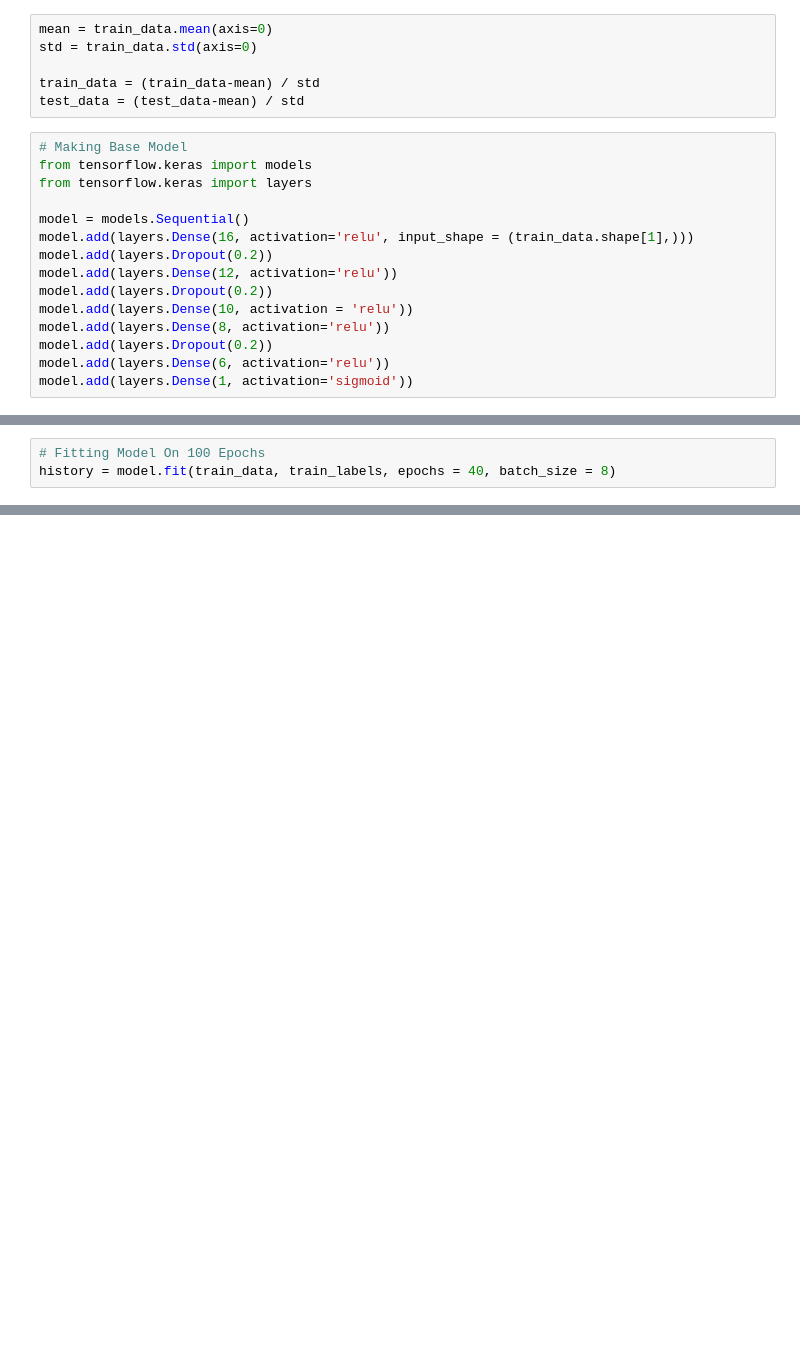
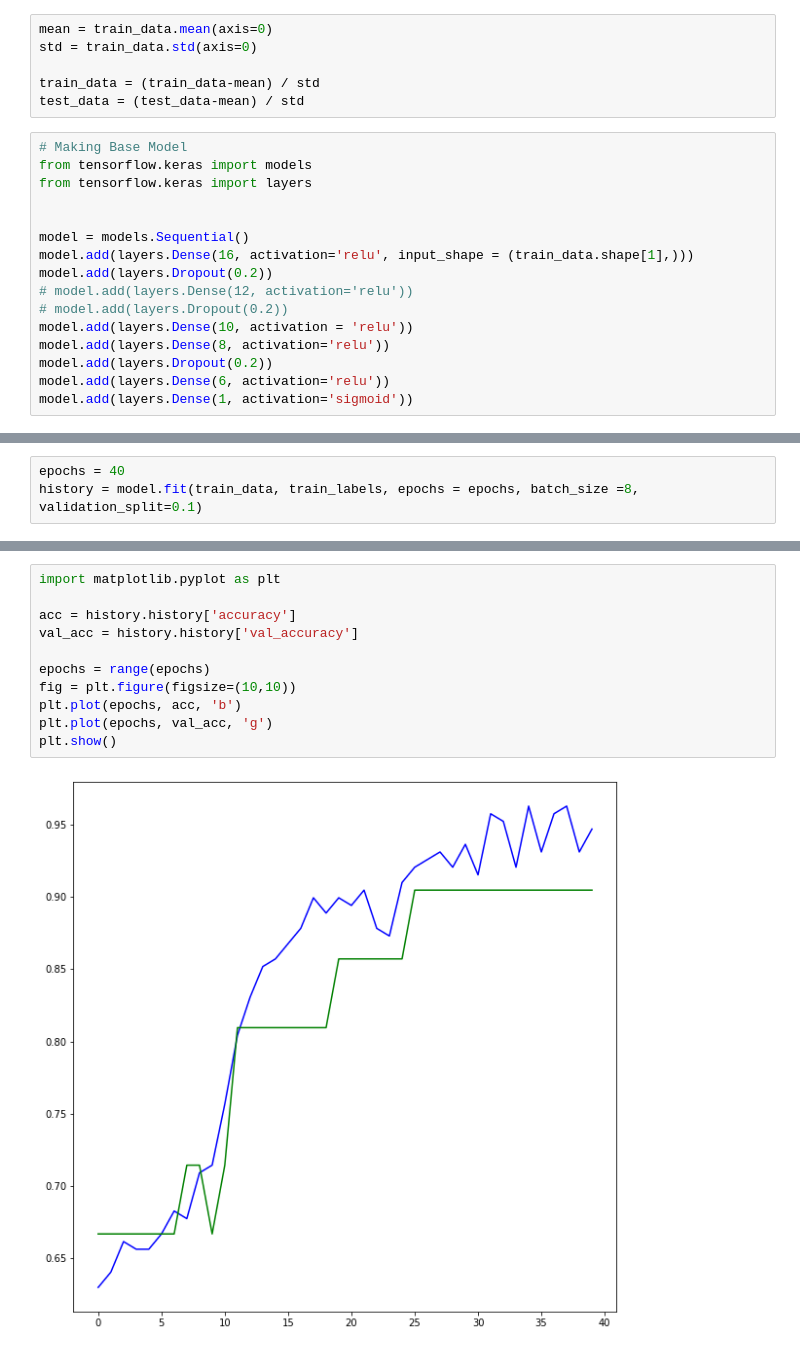
Before and after one commit to IkhlasAhmad1998/DeepLearning_Assignments, a Jupyter notebook: Ionosphere_Assignment.ipynb, the cells around one changed output, grey strips where cells are left out. Drawn from its saved outputs; the diff is of its cells as text; blank space fills up the shorter version.

```diff
--- a/Ionosphere_Assignment.ipynb
+++ b/Ionosphere_Assignment.ipynb
@@ -166,11 +164,12 @@ test_data = (test_data-mean) / std
 from tensorflow.keras import models
 from tensorflow.keras import layers
 
+
 model = models.Sequential()
 model.add(layers.Dense(16, activation='relu', input_shape = (train_data.shape[1],)))
 model.add(layers.Dropout(0.2))
-model.add(layers.Dense(12, activation='relu'))
-model.add(layers.Dropout(0.2))
+# model.add(layers.Dense(12, activation='relu'))
+# model.add(layers.Dropout(0.2))
 model.add(layers.Dense(10, activation = 'relu'))
 model.add(layers.Dense(8, activation='relu'))
 model.add(layers.Dropout(0.2))
@@ -198,7 +197,7 @@ Trainable params: 1,027
 Non-trainable params: 0
 _________________________________________________________________
 # %%
-# Fitting Model On 100 Epochs
-history = model.fit(train_data, train_labels, epochs = 40, batch_size = 8)
+epochs = 40
+history = model.fit(train_data, train_labels, epochs = epochs, batch_size =8, validation_split=0.1)
 # %% [output]
 Epoch 1/40
@@ -221,3 +224,16 @@ Epoch 40/40
+# %%
+import matplotlib.pyplot as plt
+
+acc = history.history['accuracy']
+val_acc = history.history['val_accuracy']
+
+epochs = range(epochs)
+fig = plt.figure(figsize=(10,10))
+plt.plot(epochs, acc, 'b')
+plt.plot(epochs, val_acc, 'g')
+plt.show()
+# %% [output]
+[figure, added]
 # %%
 model.evaluate(test_data, test_labels)
 # %% [output]
```
Also changed, not shown: parts of 7 cells of this notebook.
